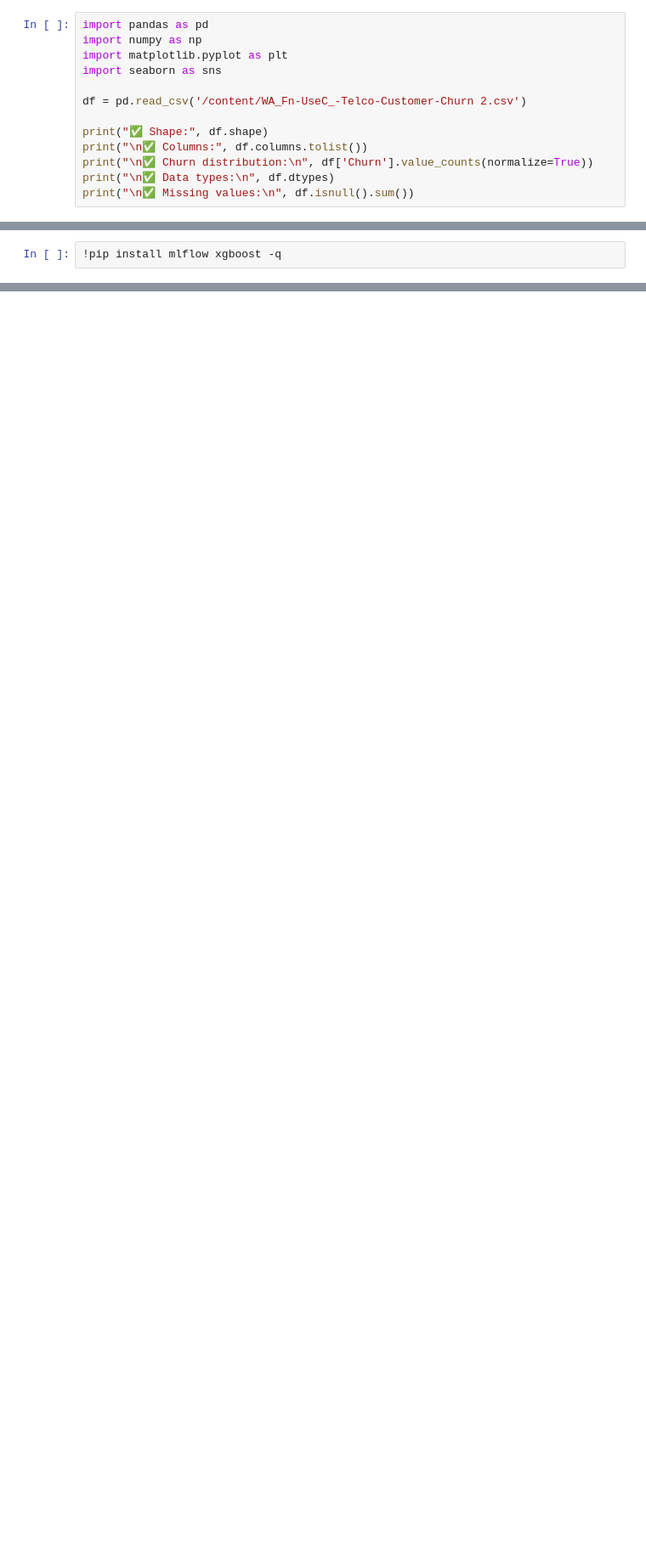
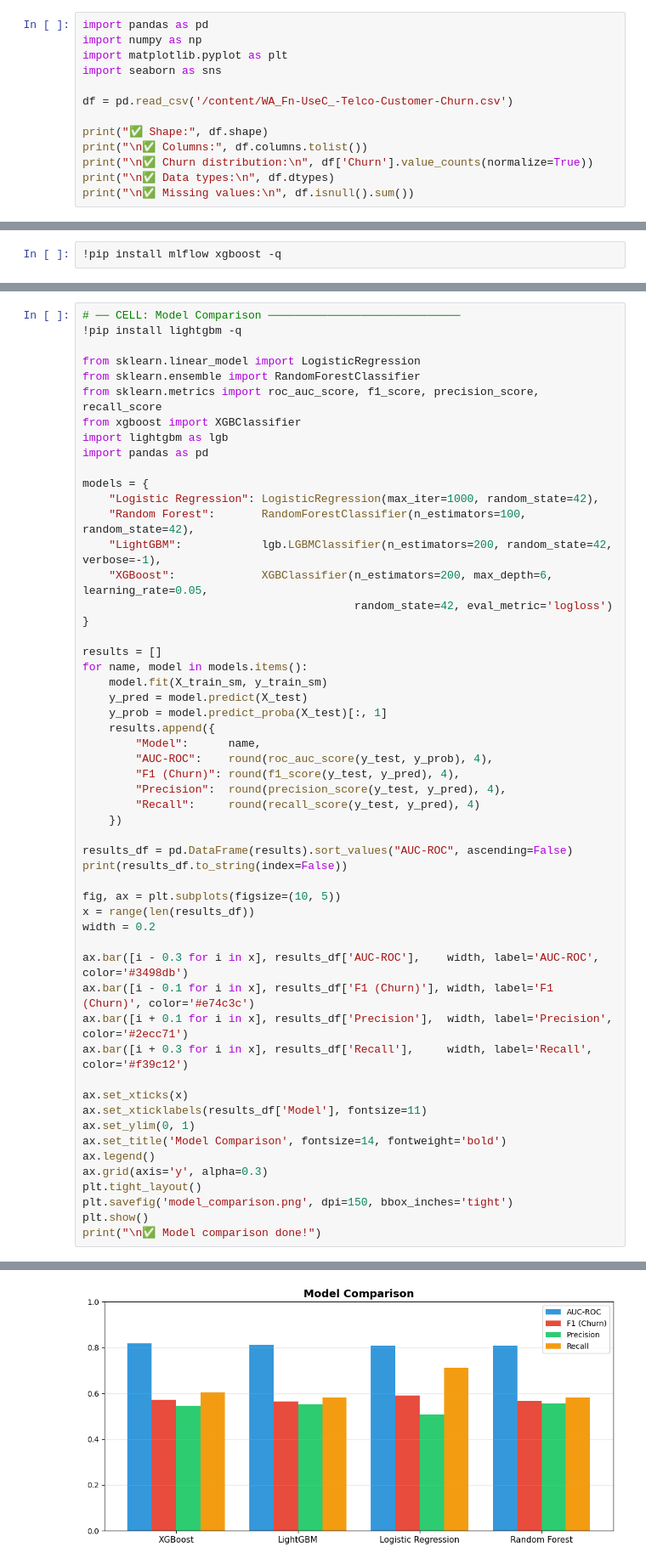
Before and after one commit to thechiragbatra/customer-churn-mlops, a Jupyter notebook: 1.eda.ipynb, the cells around one changed output, grey strips where cells are left out. Shown at 85% size. Saved outputs shown, nothing was run; the diff lists cells and outputs as text; blank space fills up the shorter version.

```diff
--- a/1.eda.ipynb
+++ b/1.eda.ipynb
@@ -6,7 +6,7 @@ import numpy as np
 import matplotlib.pyplot as plt
 import seaborn as sns
 
-df = pd.read_csv('/content/WA_Fn-UseC_-Telco-Customer-Churn 2.csv')
+df = pd.read_csv('/content/WA_Fn-UseC_-Telco-Customer-Churn.csv')
 
 print("✅ Shape:", df.shape)
 print("\n✅ Columns:", df.columns.tolist())
@@ -269,3 +269,58 @@ print("\n✅ SHAP explainability done!")
   TotalCharges: ↓ decreases churn probability (SHAP=-0.493)
 
 ✅ SHAP explainability done!
+# %%
+# ── CELL: Model Comparison ─────────────────────────────
+!pip install lightgbm -q
+
+from sklearn.linear_model import LogisticRegression
+from sklearn.ensemble import RandomForestClassifier
+from sklearn.metrics import roc_auc_score, f1_score, precision_score, recall_score
+from xgboost import XGBClassifier
+import lightgbm as lgb
+import pandas as pd
+
+models = {
+    "Logistic Regression": LogisticRegression(max_iter=1000, random_state=42),
+    "Random Forest":       RandomForestClassifier(n_estimators=100, random_state=42),
+    "LightGBM":            lgb.LGBMClassifier(n_estimators=200, random_state=42, verbose=-1),
+    "XGBoost":             XGBClassifier(n_estimators=200, max_depth=6, learning_rate=0.05,
+                                         random_state=42, eval_metric='logloss')
+}
+
+results = []
+for name, model in models.items():
+    model.fit(X_train_sm, y_train_sm)
+    y_pred = model.predict(X_test)
+    y_prob = model.predict_proba(X_test)[:, 1]
+    results.append({
+        "Model":      name,
+        "AUC-ROC":    round(roc_auc_score(y_test, y_prob), 4),
+        "F1 (Churn)": round(f1_score(y_test, y_pred), 4),
+        "Precision":  round(precision_score(y_test, y_pred), 4),
+        "Recall":     round(recall_score(y_test, y_pred), 4)
+    })
+
+results_df = pd.DataFrame(results).sort_values("AUC-ROC", ascending=False)
+print(results_df.to_string(index=False))
+
+fig, ax = plt.subplots(figsize=(10, 5))
+x = range(len(results_df))
+width = 0.2
+
+ax.bar([i - 0.3 for i in x], results_df['AUC-ROC'],    width, label='AUC-ROC',    color='#3498db')
+ax.bar([i - 0.1 for i in x], results_df['F1 (Churn)'], width, label='F1 (Churn)', color='#e74c3c')
+ax.bar([i + 0.1 for i in x], results_df['Precision'],  width, label='Precision',  color='#2ecc71')
+ax.bar([i + 0.3 for i in x], results_df['Recall'],     width, label='Recall',     color='#f39c12')
+
+ax.set_xticks(x)
+ax.set_xticklabels(results_df['Model'], fontsize=11)
+ax.set_ylim(0, 1)
+ax.set_title('Model Comparison', fontsize=14, fontweight='bold')
+ax.legend()
+ax.grid(axis='y', alpha=0.3)
+plt.tight_layout()
+plt.savefig('model_comparison.png', dpi=150, bbox_inches='tight')
+plt.show()
+print("\n✅ Model comparison done!")
+# %% [output]
@@ -271,0 +339 @@ print("\n✅ SHAP explainability done!")
+[figure, added]
```
Also changed, not shown: parts of 3 cells of this notebook.
